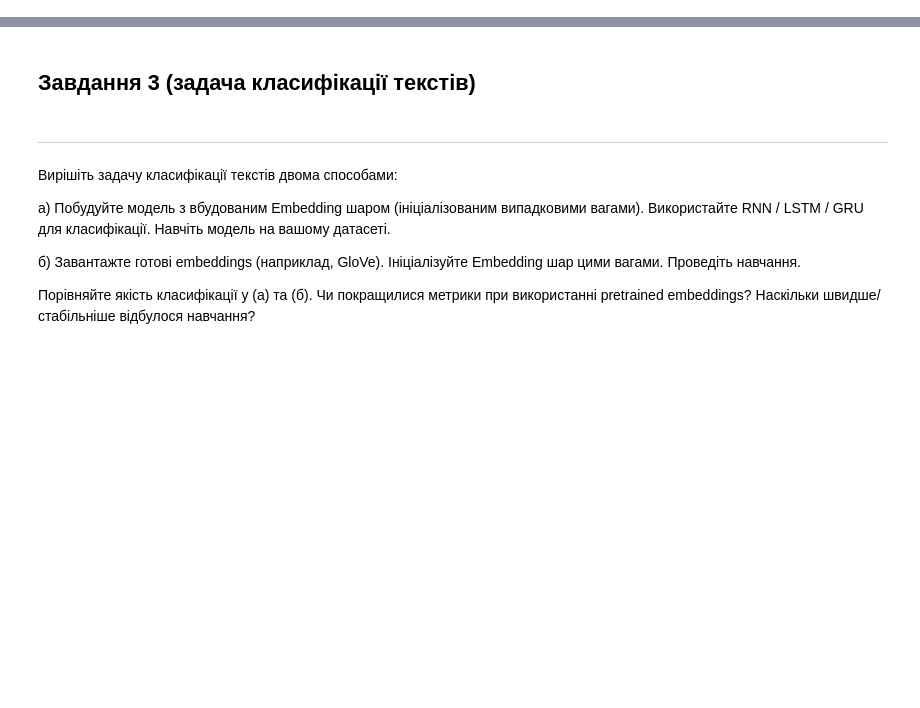
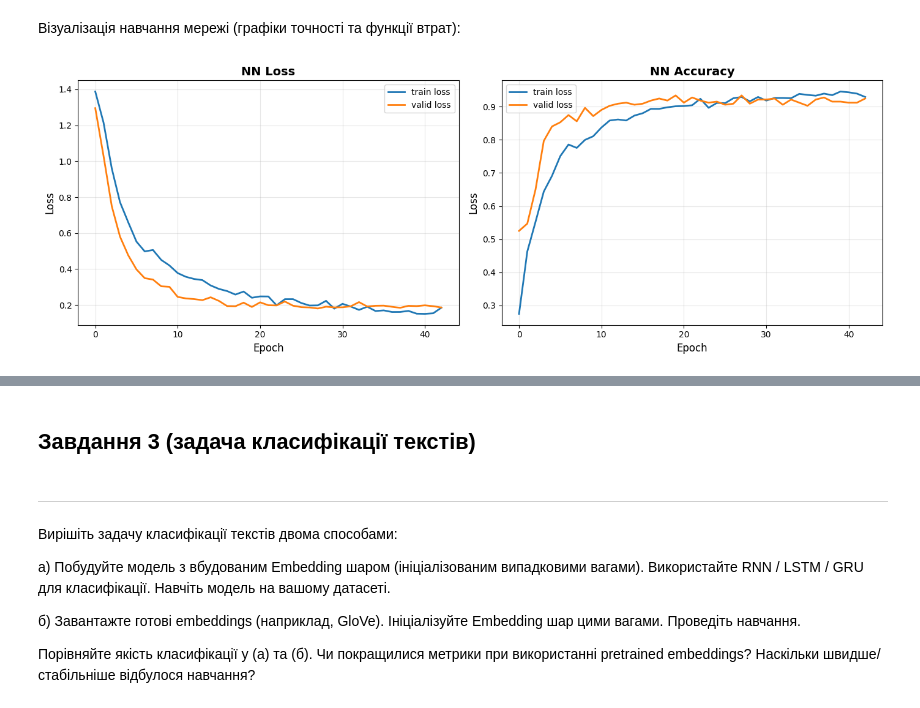
Before and after one commit to MansteinOrGuderian/IntelligentDataAnalysis, a Jupyter notebook: lab3.ipynb, the cells around one changed output, grey strips where cells are left out. Cells and saved outputs as stored; diff of their text form; code cells hidden in the pictures; blank space fills up the shorter version.

```diff
--- a/lab3.ipynb
+++ b/lab3.ipynb
@@ -0,0 +124,6 @@
+# %%
+model.compile(
+    optimizer='adam',
+    loss='sparse_categorical_crossentropy',
+    metrics=['accuracy']
+)
@@ -0,0 +132,5 @@
+# %%
+callbacks = [
+    EarlyStopping(monitor="val_loss", patience=15, restore_best_weights=True),
+    ReduceLROnPlateau(monitor="val_loss", factor=0.5, patience=5, min_lr=1e-7)
+]
@@ -0,0 +139,9 @@
+# %%
+history = model.fit(
+    X_train_scaled, y_train,
+    validation_split=0.2,
+    epochs=100,
+    batch_size=32,
+    callbacks=callbacks,
+    verbose=1
+)
@@ -0,0 +256,28 @@
+# %% [markdown]
+Візуалізація навчання мережі (графіки точності та функції втрат):
+# %%
+plt.figure(figsize=(14, 5))
+
+plt.subplot(1, 2, 1)
+plt.plot(history.history['loss'], label='train loss', linewidth=2)
+plt.plot(history.history['val_loss'], label='valid loss', linewidth=2)
+plt.xlabel('Epoch', fontsize=12)
+plt.ylabel('Loss', fontsize=12)
+plt.title('NN Loss', fontsize=14, fontweight='bold')
+plt.legend(fontsize=10)
+plt.grid(True, alpha=0.3)
+
+
+plt.subplot(1, 2, 2)
+plt.plot(history.history['accuracy'], label='train loss', linewidth=2)
+plt.plot(history.history['val_accuracy'], label='valid loss', linewidth=2)
+plt.xlabel('Epoch', fontsize=12)
+plt.ylabel('Loss', fontsize=12)
+plt.title('NN Accuracy', fontsize=14, fontweight='bold')
+plt.legend(fontsize=10)
+plt.grid(True, alpha=0.3)
+
+plt.tight_layout()
+plt.show()
+# %% [output]
+[figure, added]
```
Also changed, not shown: parts of 49 cells of this notebook.
